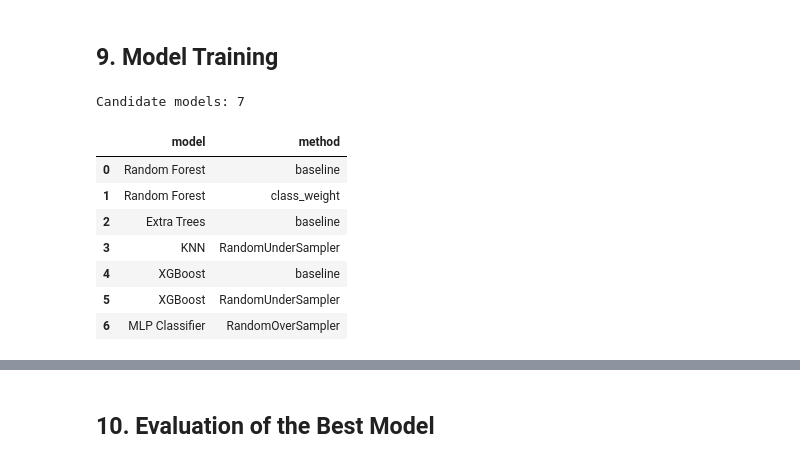
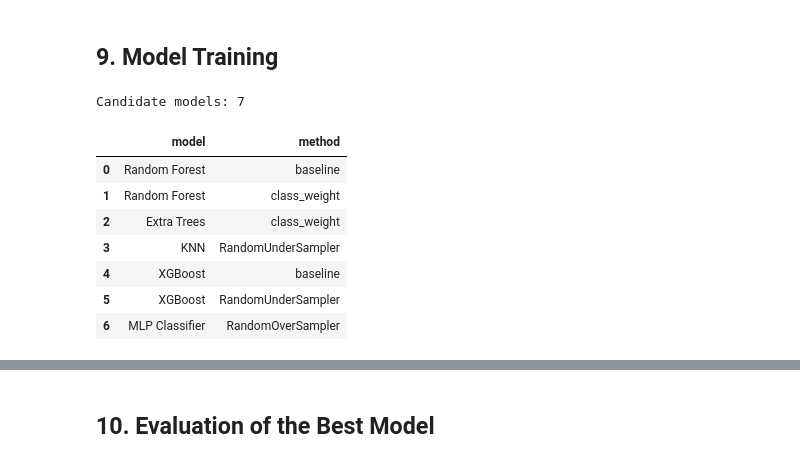
Before and after one commit to ShirokaitoX1412/mlddos, a Jupyter notebook: notebooks/ddos_detection_report_ready.ipynb, the cells around one changed output, grey strips where cells are left out. Drawn from its saved outputs; the diff is of its cells as text; code cells hidden in the pictures.

```diff
--- a/notebooks/ddos_detection_report_ready.ipynb
+++ b/notebooks/ddos_detection_report_ready.ipynb
@@ -511,12 +536,12 @@ def random_forest(class_weight=None):
 
 def extra_trees(class_weight=None):
     return ExtraTreesClassifier(
-        n_estimators=70,
-        max_depth=7,
-        min_samples_split=450,
-        min_samples_leaf=200,
+        n_estimators=120,
+        max_depth=12,
+        min_samples_split=150,
+        min_samples_leaf=40,
         max_features="sqrt",
-        max_samples=0.60,
+        max_samples=0.85,
         bootstrap=True,
         class_weight=class_weight,
         random_state=RANDOM_STATE,
@@ -577,8 +602,8 @@ candidate_specs = [
     },
     {
         "model": "Extra Trees",
-        "method": "baseline",
-        "pipeline": make_pipeline(extra_trees()),
+        "method": "class_weight",
+        "pipeline": make_pipeline(extra_trees(class_weight="balanced")),
     },
     {
         "model": "KNN",
@@ -600,34 +625,34 @@ candidate_specs = [
         "model": "XGBoost",
         "method": "RandomUnderSampler",
         "pipeline": make_pipeline(
             xgboost_model(),
             RandomUnderSampler(
                 sampling_strategy=CappedUnderSamplingStrategy(cap=8000),
                 random_state=RANDOM_STATE,
             ),
         ),
     },
     {
         "model": "MLP Classifier",
         "method": "RandomOverSampler",
         "pipeline": make_pipeline(
             mlp_model(),
             RandomOverSampler(
                 sampling_strategy=oversample_strategy,
                 random_state=RANDOM_STATE,
             ),
         ),
     },
 ]
 
 print("Candidate models:", len(candidate_specs))
 display(pd.DataFrame([{k: v for k, v in spec.items() if k != "pipeline"} for spec in candidate_specs]))
 # %% [output]
 Candidate models: 7
 |  | model | method |
 | 0 | Random Forest | baseline |
 | 1 | Random Forest | class_weight |
-| 2 | Extra Trees | baseline |
+| 2 | Extra Trees | class_weight |
 | 3 | KNN | RandomUnderSampler |
 | 4 | XGBoost | baseline |
 | 5 | XGBoost | RandomUnderSampler |
```
Also changed, not shown: parts of 12 cells of this notebook, 45 other files.
